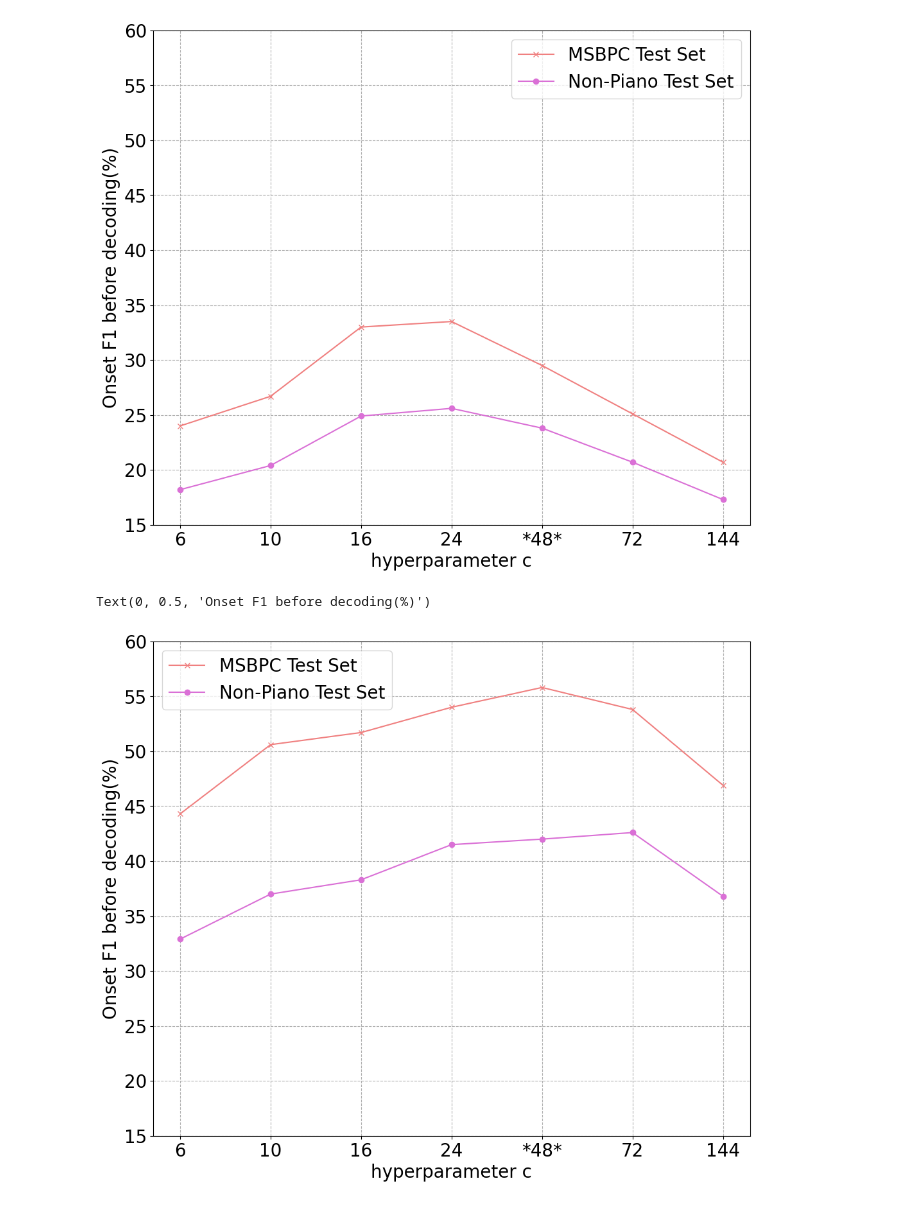
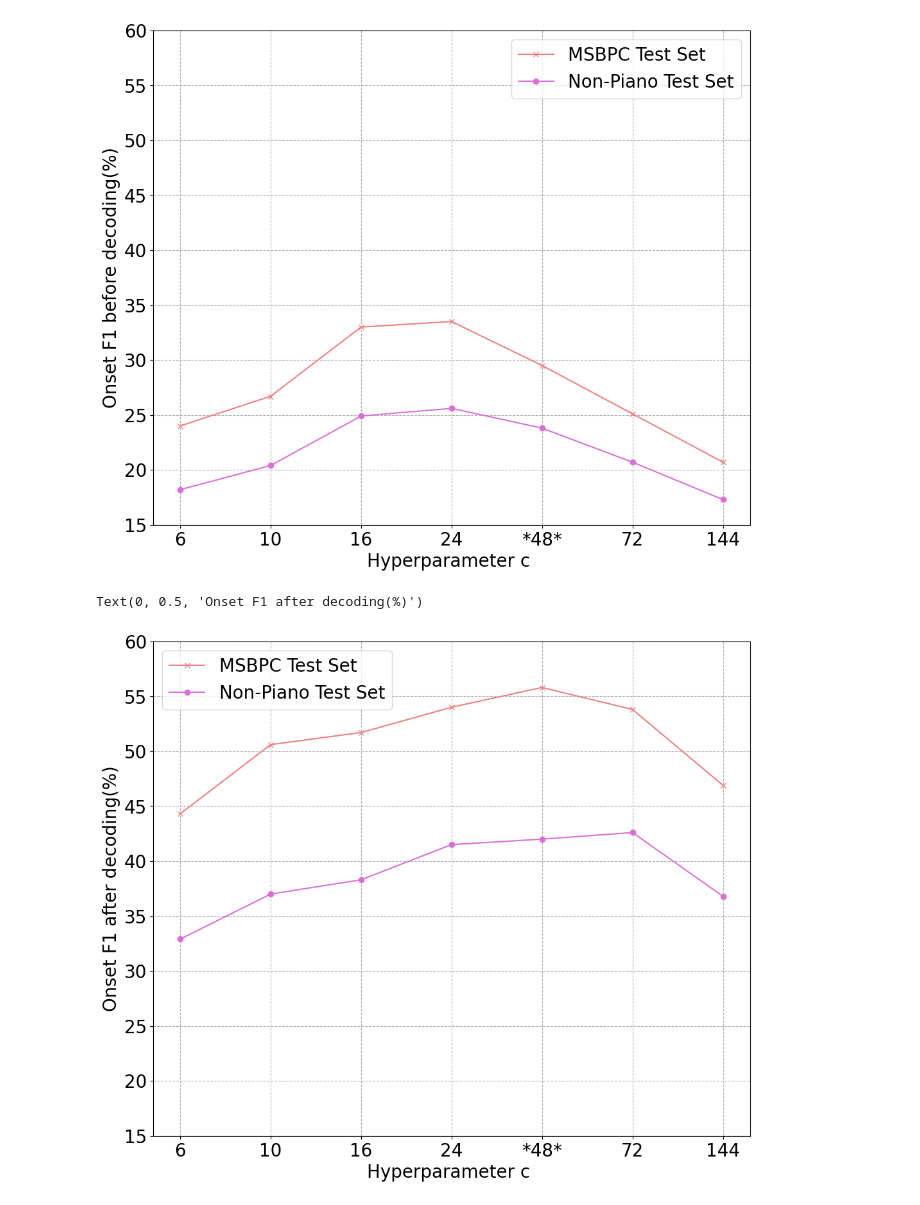
Before and after one commit to marc-philipp-knechtle/amt-eval, a Jupyter notebook: ipynb-viz/expE-model-size-impact.ipynb, the cells around one changed output. Cells and saved outputs as stored; diff of their text form; code cells hidden in the pictures.

```diff
--- a/ipynb-viz/expE-model-size-impact.ipynb
+++ b/ipynb-viz/expE-model-size-impact.ipynb
@@ -190,33 +190,33 @@ models_oaf = ['6', '10', '16', '24', '*48*', '72', '144']
 
 # Lists performances for each of the models mentioned in models_oaf
 model_performance = {
     'MSBPC': [44.3, 50.6, 51.7, 54.0, 55.8, 53.8, 46.9],
     # 'Unseen-Non-Piano': [67.0, 66.7, 55.6, 55.8, 47.9],
     'Non-Piano': [32.9, 37.0, 38.3, 41.5, 42.0, 42.6, 36.8],
     # 'MuN': [70.0, 66.5, 60.6, 59.3, 52.2],
     # 'B10': [71.1, 69.7, 66.5, 63.0, 61.5],
     # 'PhA': [61.8, 58.1, 49.1, 50.1, 50.4],
     # 'CSD': [71.1, 70.0, 76.6, 53.9, 49.6],
     # 'SWD': [59.4, 60.3, 47.9, 51.4, 59.0]
 }
 
 plt.figure(figsize=(12, 10))
 plt.plot(models_oaf, model_performance['MSBPC'], marker='x', color='lightcoral', linestyle='-',
          label='MSBPC Test Set')
 # plt.plot(models_oaf, model_performance['Unseen-Non-Piano'], marker='*', color='deepskyblue', linestyle='-', label='Unseen Non-Piano Test Set')
 plt.plot(models_oaf, model_performance['Non-Piano'], marker='o', color='orchid', linestyle='-',
          label='Non-Piano Test Set')
 
 # plt.plot(models_oaf, perf_oaf['MuN'], marker='o', color='gray', linestyle=':', label='MuN')
 # plt.plot(models_oaf, perf_oaf['CSD'], marker='o', color='lightgray', linestyle=':', label='CSD')
 # plt.plot(models_oaf, perf_oaf['PhA'], marker='o', color='darkgrey', linestyle=':', label='PhA')
 
 plt.ylim(15, 60)
 plt.plot()
 plt.legend()
 plt.grid(True, which="both", ls="--")
-plt.xlabel('hyperparameter c')
+plt.xlabel('Hyperparameter c ')
 plt.ylabel('Onset F1 after decoding(%)')
 # %% [output]
-Text(0, 0.5, 'Onset F1 before decoding(%)')
+Text(0, 0.5, 'Onset F1 after decoding(%)')
-[figure, old version]
+[figure, new version]
```
Also changed, not shown: parts of 4 cells of this notebook.
